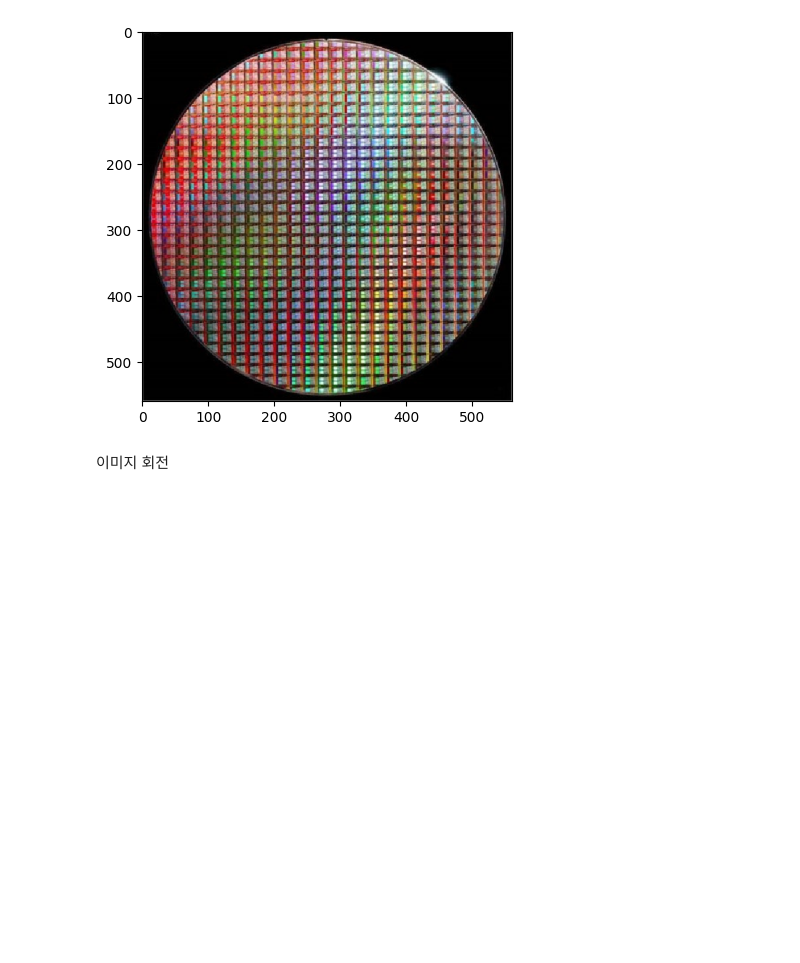
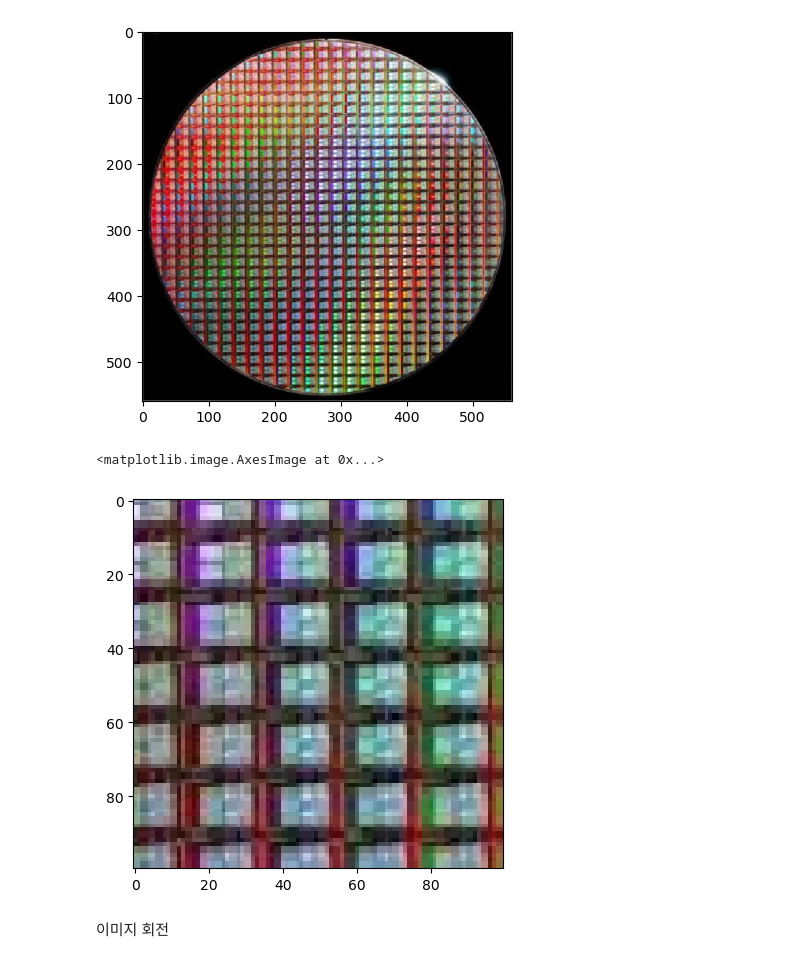
Before and after one commit to jongun12/AI-course, a Jupyter notebook: 강의_7기_AI응용_2차시_opencv_기하학적 변환/강의_7기_AI응용_2차시_01_opencv_기하학적 변화_20260125.ipynb, the cells around one changed output. Saved outputs shown, nothing was run; the diff lists cells and outputs as text; code cells hidden in the pictures; blank space fills up the shorter version.

```diff
--- a/강의_7기_AI응용_2차시_opencv_기하학적 변환/강의_7기_AI응용_2차시_01_opencv_기하학적 변화_20260125.ipynb
+++ b/강의_7기_AI응용_2차시_opencv_기하학적 변환/강의_7기_AI응용_2차시_01_opencv_기하학적 변화_20260125.ipynb
@@ -227,5 +191,10 @@ plt.imshow(dst)
 # %% [output]
 <matplotlib.image.AxesImage at 0x...>
 [figure]
+# %%
+plt.imshow(dst[250:350,250:350])
+# %% [output]
+<matplotlib.image.AxesImage at 0x...>
+[figure, added]
 # %% [markdown]
 이미지 회전
```
Also changed, not shown: parts of 18 cells of this notebook, 1 other file.
